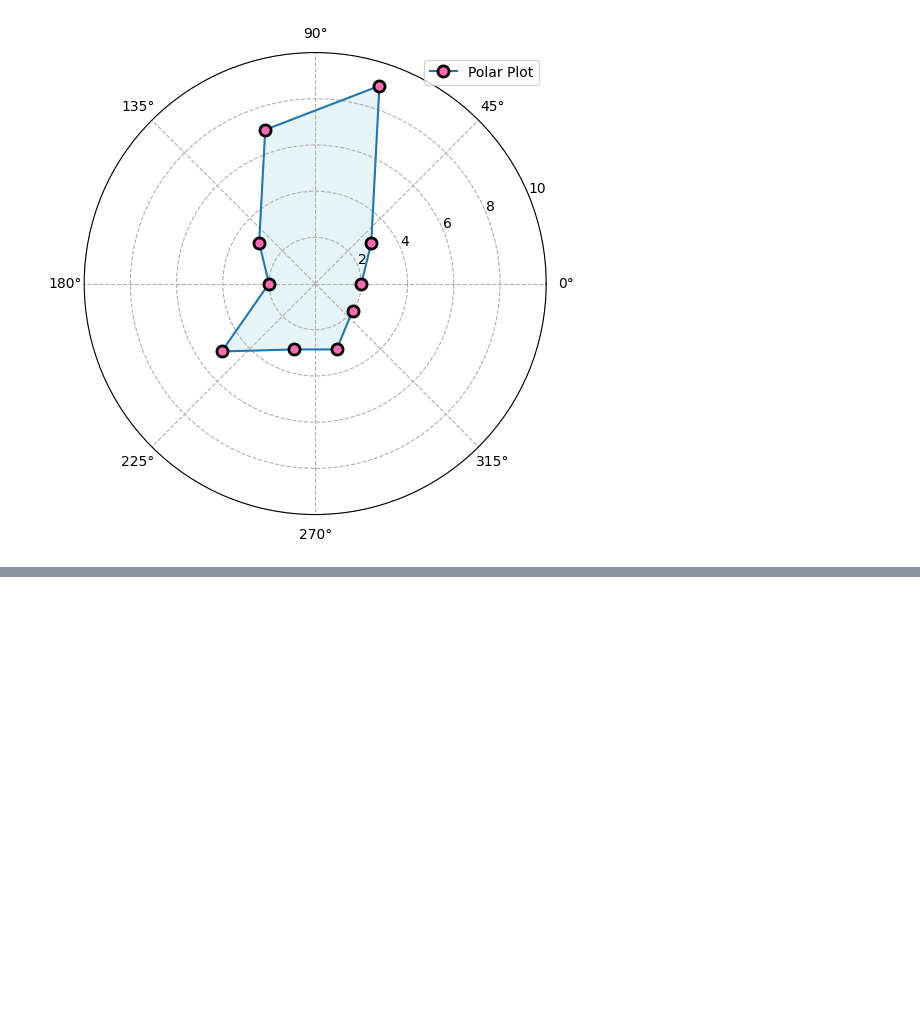
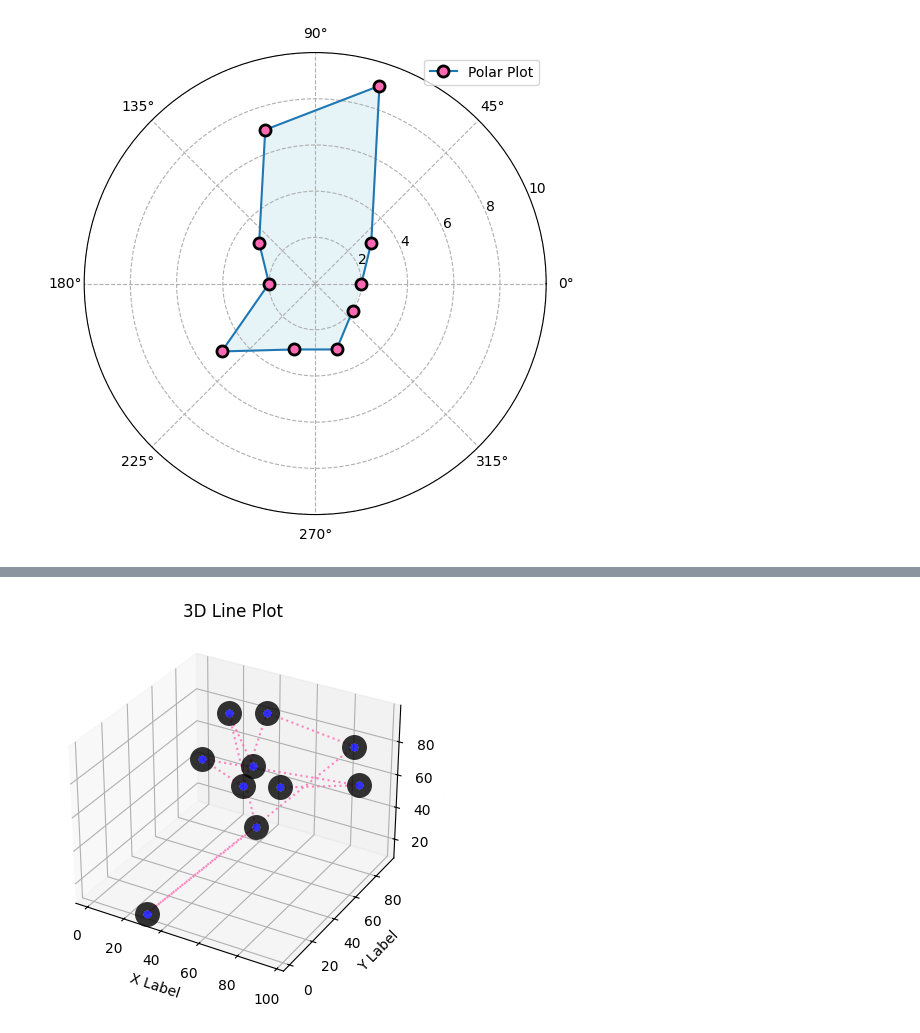
Before and after one commit to jai050803/matplotlib_tutorial, a Jupyter notebook: polar_plot.ipynb, the cells around one changed output, grey strips where cells are left out. Cells and saved outputs as stored; diff of their text form; code cells hidden in the pictures; blank space fills up the shorter version.

```diff
--- a/polar_plot.ipynb
+++ b/polar_plot.ipynb
@@ -185,0 +296,20 @@ plt.show()
+# %%
+fig = plt.figure()
+ax = plt.axes(projection='3d')
+
+x = np.random.rand(10)*100
+y = np.random.rand(10)*100
+z = np.random.rand(10)*100
+# Line plot
+ax.plot(x, y, z,c='hotpink',alpha=0.8,linestyle=":",markerfacecolor='blue',markeredgecolor='black',markeredgewidth=12,marker='o')
+
+# Set labels and title
+ax.set_xlabel('X Label')
+ax.set_ylabel('Y Label')
+ax.set_zlabel('Z Label')
+ax.set_title('3D Line Plot')
+
+# Show plot
+plt.show()
+# %% [output]
+[figure, added]
```
Also changed, not shown: parts of 5 cells of this notebook.
